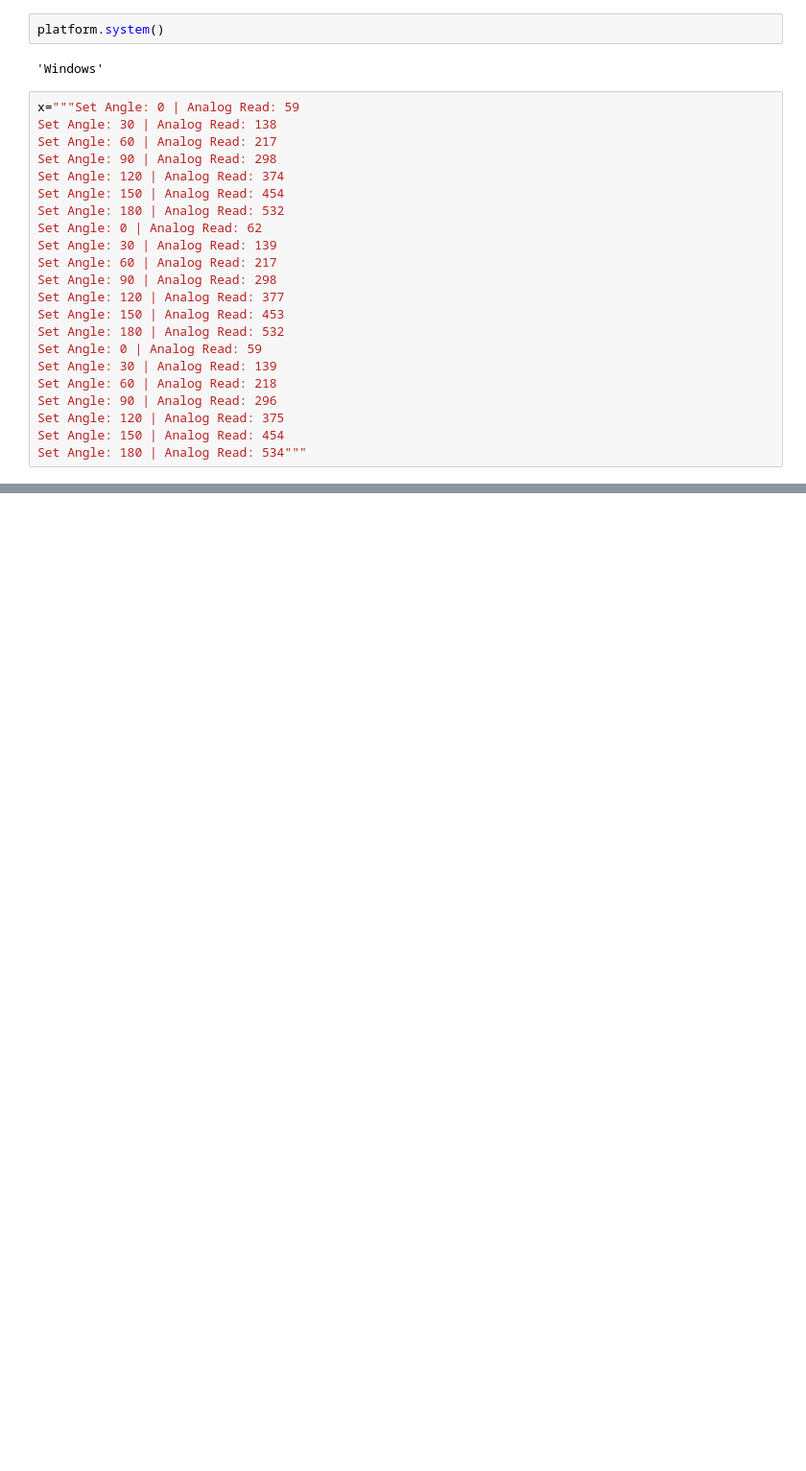
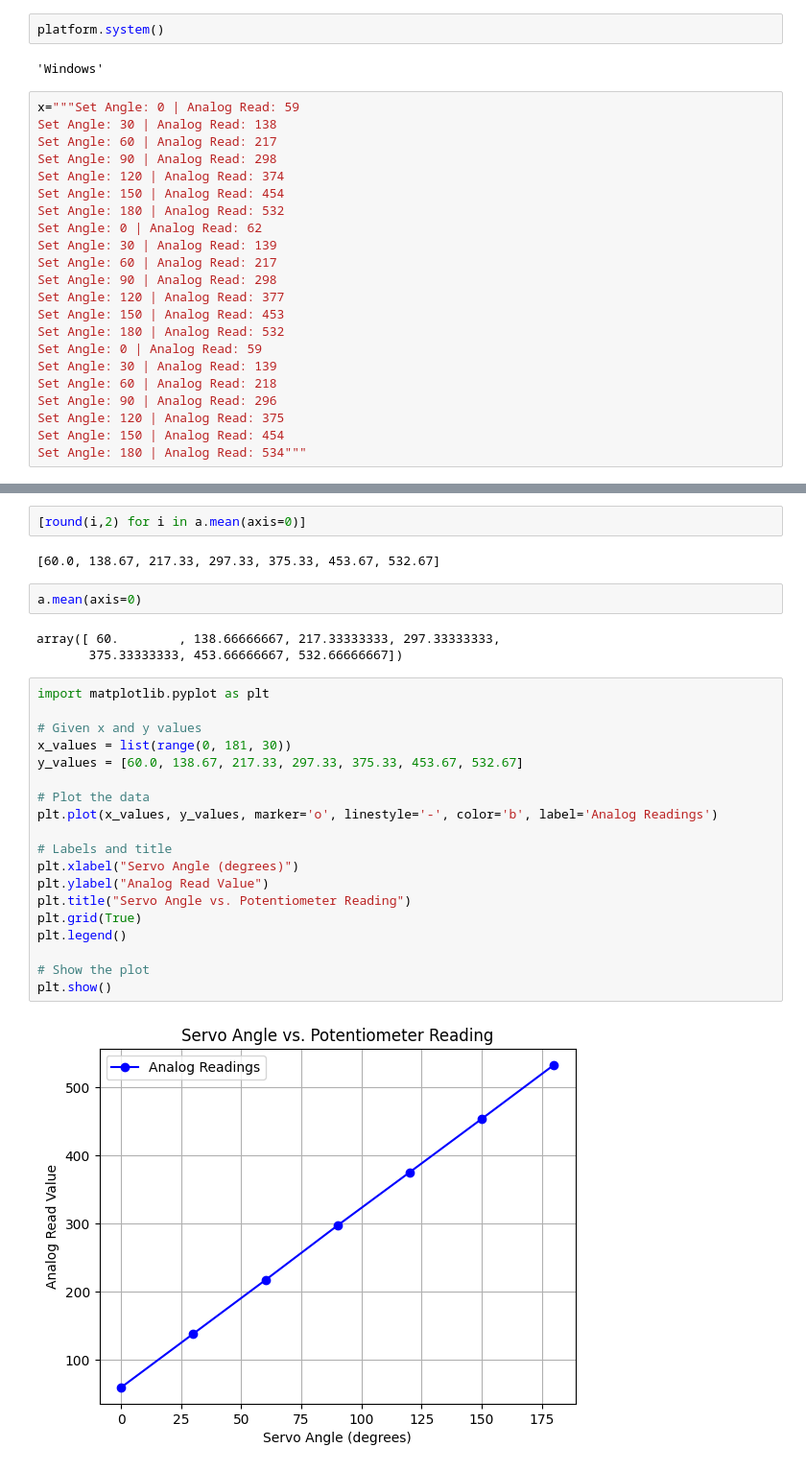
Before and after one commit to GemsLoveNLP/ArduinoSerial, a Jupyter notebook: test_file/_.ipynb, the cells around one changed output, grey strips where cells are left out. Shown at 96% size. Drawn from its saved outputs; the diff is of its cells as text; blank space fills up the shorter version.

Commit message:
add: servo feedback experiment

```diff
--- a/test_file/_.ipynb
+++ b/test_file/_.ipynb
@@ -59,0 +72,30 @@ l2
+# %%
+[round(i,2) for i in a.mean(axis=0)]
+# %% [output]
+[60.0, 138.67, 217.33, 297.33, 375.33, 453.67, 532.67]
+# %%
+a.mean(axis=0)
+# %% [output]
+array([ 60.        , 138.66666667, 217.33333333, 297.33333333,
+       375.33333333, 453.66666667, 532.66666667])
+# %%
+import matplotlib.pyplot as plt
+
+# Given x and y values
+x_values = list(range(0, 181, 30))
+y_values = [60.0, 138.67, 217.33, 297.33, 375.33, 453.67, 532.67]
+
+# Plot the data
+plt.plot(x_values, y_values, marker='o', linestyle='-', color='b', label='Analog Readings')
+
+# Labels and title
+plt.xlabel("Servo Angle (degrees)")
+plt.ylabel("Analog Read Value")
+plt.title("Servo Angle vs. Potentiometer Reading")
+plt.grid(True)
+plt.legend()
+
+# Show the plot
+plt.show()
+# %% [output]
+[figure, added]
```
Also changed, not shown: parts of 22 cells of this notebook, 1 other file.
